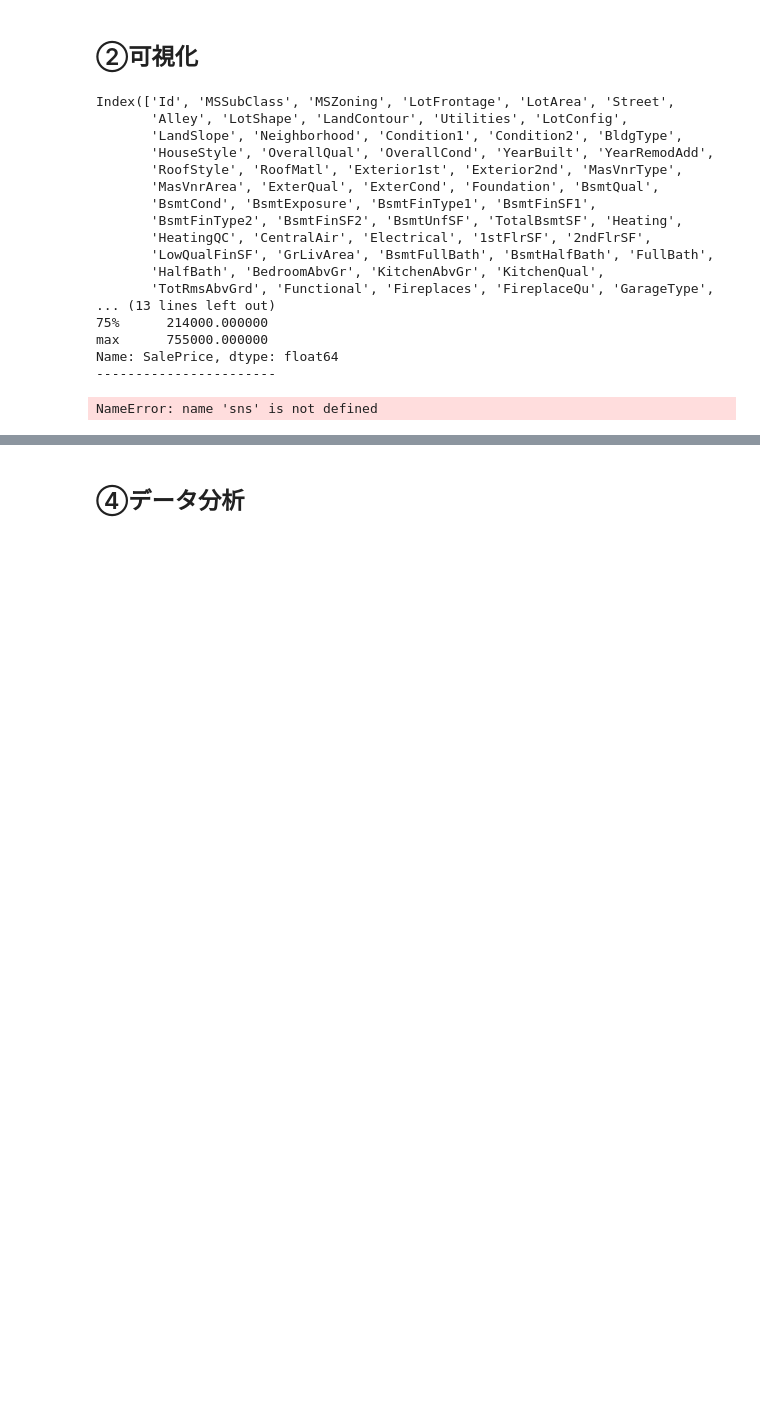
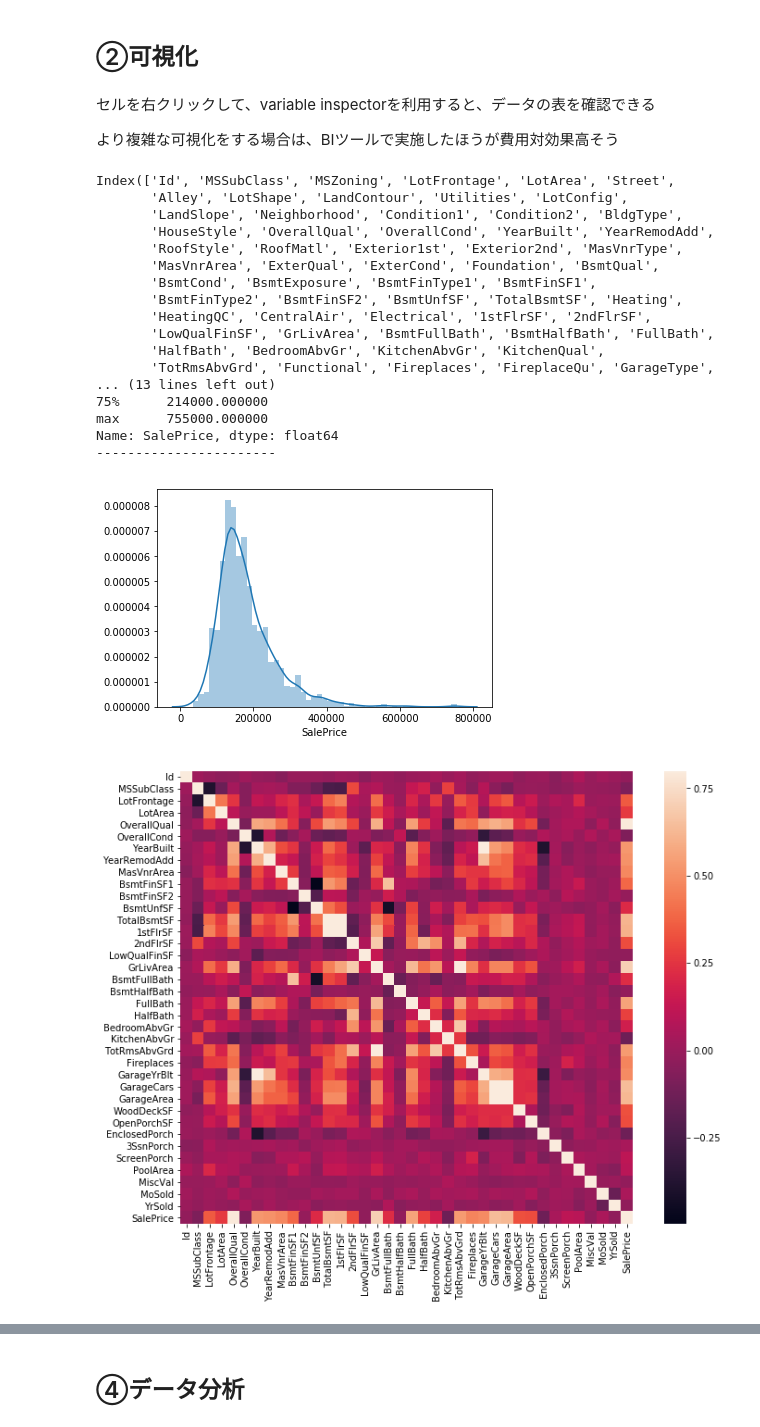
Before and after one commit to reo-oreo/5_generic, a Jupyter notebook: base.ipynb, the cells around one changed output, grey strips where cells are left out. Saved outputs shown, nothing was run; the diff lists cells and outputs as text; code cells hidden in the pictures; blank space fills up the shorter version.

```diff
--- a/base.ipynb
+++ b/base.ipynb
@@ -26,34 +41,47 @@ df_train=pd.read_csv('train.csv')
 df_test=pd.read_csv('test.csv')
 # %% [markdown]
 ## ②可視化
+# %% [markdown]
+セルを右クリックして、variable inspectorを利用すると、データの表を確認できる
+
+より複雑な可視化をする場合は、BIツールで実施したほうが費用対効果高そう
 # %%
 #列名の確認
 print(df_train.columns)
 print("-----------------------")
 
 #目的変数の基本統計量確認
 print(df_train['SalePrice'].describe())
 print("-----------------------")
 
 #目的変数をヒストグラムでの可視化
 sns.distplot(df_train['SalePrice'])
 plt.show()
+
+
+
+#相関ヒートマップ
+corrmat=df_train.corr()
+f,ax=plt.subplots(figsize=(12,9))
+sns.heatmap(corrmat,vmax=0.8,square=True)
+plt.show()
 # %% [output]
 Index(['Id', 'MSSubClass', 'MSZoning', 'LotFrontage', 'LotArea', 'Street',
        'Alley', 'LotShape', 'LandContour', 'Utilities', 'LotConfig',
        'LandSlope', 'Neighborhood', 'Condition1', 'Condition2', 'BldgType',
        'HouseStyle', 'OverallQual', 'OverallCond', 'YearBuilt', 'YearRemodAdd',
        'RoofStyle', 'RoofMatl', 'Exterior1st', 'Exterior2nd', 'MasVnrType',
        'MasVnrArea', 'ExterQual', 'ExterCond', 'Foundation', 'BsmtQual',
        'BsmtCond', 'BsmtExposure', 'BsmtFinType1', 'BsmtFinSF1',
        'BsmtFinType2', 'BsmtFinSF2', 'BsmtUnfSF', 'TotalBsmtSF', 'Heating',
        'HeatingQC', 'CentralAir', 'Electrical', '1stFlrSF', '2ndFlrSF',
        'LowQualFinSF', 'GrLivArea', 'BsmtFullBath', 'BsmtHalfBath', 'FullBath',
        'HalfBath', 'BedroomAbvGr', 'KitchenAbvGr', 'KitchenQual',
        'TotRmsAbvGrd', 'Functional', 'Fireplaces', 'FireplaceQu', 'GarageType',
 ... (13 lines left out)
 75%      214000.000000
 max      755000.000000
 Name: SalePrice, dtype: float64
 -----------------------
-NameError: name 'sns' is not defined
+[figure, added]
+[figure, added]
```
Also changed, not shown: parts of 13 cells of this notebook, 1 other file.
